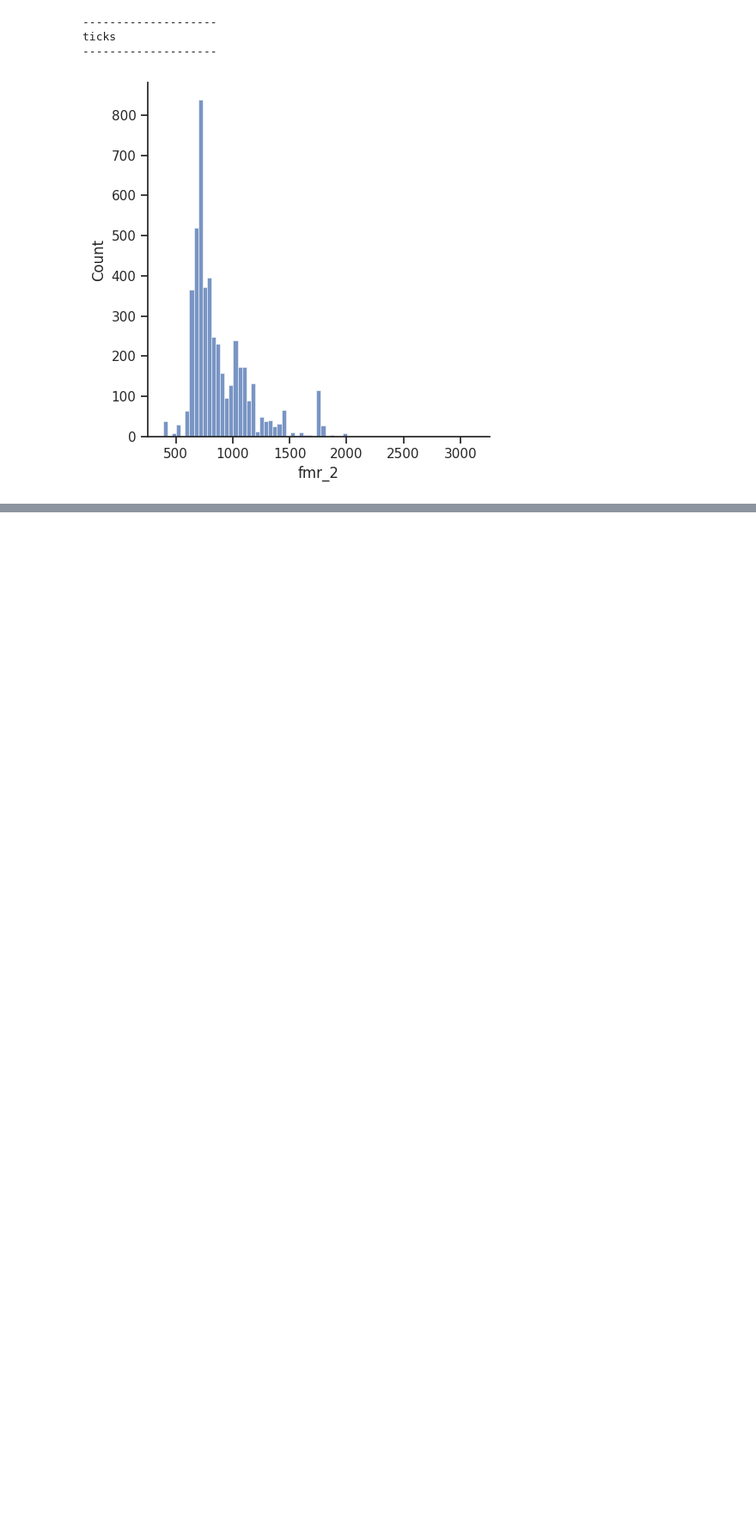
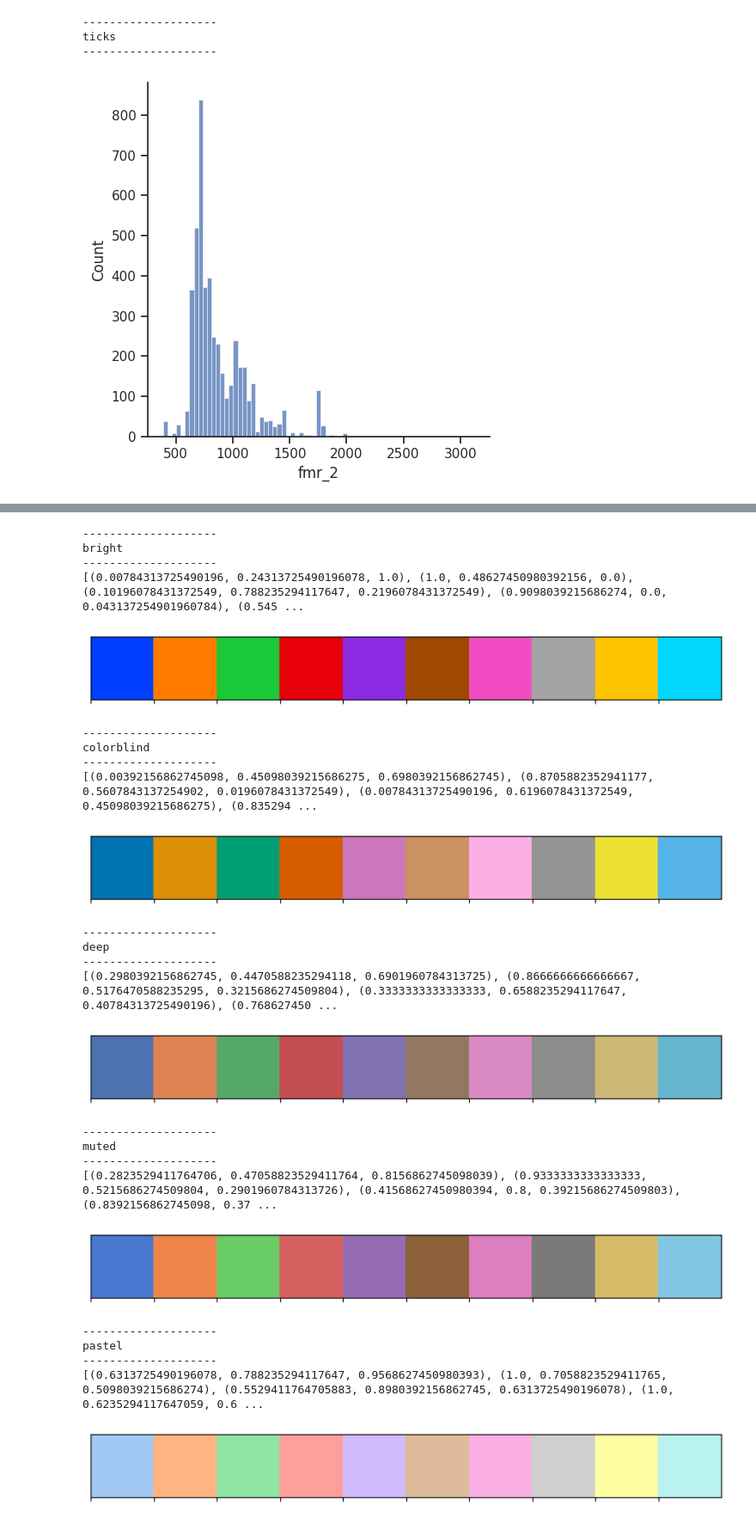
Before and after one commit to Kinetics20/Data_viz_lab, a Jupyter notebook: seaborn_2.ipynb, the cells around one changed output, grey strips where cells are left out. Shown at 86% size. Cells and saved outputs as stored; diff of their text form; code cells hidden in the pictures; blank space fills up the shorter version.

```diff
--- a/seaborn_2.ipynb
+++ b/seaborn_2.ipynb
@@ -157,0 +201,38 @@ plt.show()
+# %%
+for p in ['bright', 'colorblind', 'deep', 'muted', 'pastel', 'dark']:
+    print('--' * 10)
+    print(p)
+    print('--' * 10)
+    sns.set_palette(p)
+    palette = sns.color_palette()
+    print(palette)
+    sns.palplot(palette)
+    # sns.displot(df['fmr_3'])
+
+    plt.show()
+# %% [output]
+--------------------
+bright
+--------------------
+[(0.00784313725490196, 0.24313725490196078, 1.0), (1.0, 0.48627450980392156, 0.0), (0.10196078431372549, 0.788235294117647, 0.2196078431372549), (0.9098039215686274, 0.0, 0.043137254901960784), (0.545 ...
+[figure, added]
+--------------------
+colorblind
+--------------------
+[(0.00392156862745098, 0.45098039215686275, 0.6980392156862745), (0.8705882352941177, 0.5607843137254902, 0.0196078431372549), (0.00784313725490196, 0.6196078431372549, 0.45098039215686275), (0.835294 ...
+[figure, added]
+--------------------
+deep
+--------------------
+[(0.2980392156862745, 0.4470588235294118, 0.6901960784313725), (0.8666666666666667, 0.5176470588235295, 0.3215686274509804), (0.3333333333333333, 0.6588235294117647, 0.40784313725490196), (0.768627450 ...
+[figure, added]
+--------------------
+muted
+--------------------
+[(0.2823529411764706, 0.47058823529411764, 0.8156862745098039), (0.9333333333333333, 0.5215686274509804, 0.2901960784313726), (0.41568627450980394, 0.8, 0.39215686274509803), (0.8392156862745098, 0.37 ...
+[figure, added]
+--------------------
+pastel
+--------------------
+[(0.6313725490196078, 0.788235294117647, 0.9568627450980393), (1.0, 0.7058823529411765, 0.5098039215686274), (0.5529411764705883, 0.8980392156862745, 0.6313725490196078), (1.0, 0.6235294117647059, 0.6 ...
+[figure, added]
```
Also changed, not shown: parts of 37 cells of this notebook, 1 other file.
